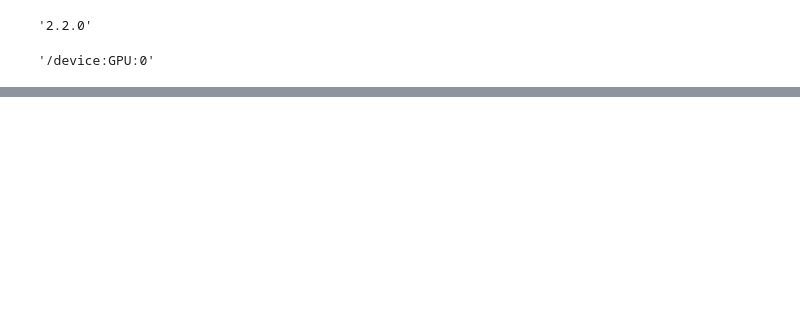
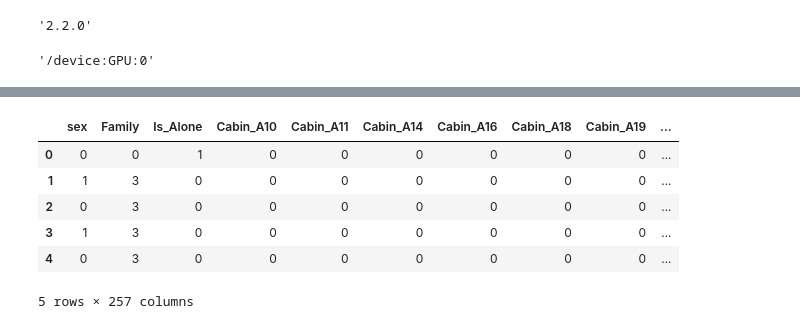
Before and after one commit to GA239/DS_course, a Jupyter notebook: HW7/tsk1/TF1.ipynb, the cells around one changed output, grey strips where cells are left out. Cells and saved outputs as stored; diff of their text form; code cells hidden in the pictures; blank space fills up the shorter version.

```diff
--- a/HW7/tsk1/TF1.ipynb
+++ b/HW7/tsk1/TF1.ipynb
@@ -57,3 +81,3 @@ Index(['pclass', 'survived', 'name', 'sex', 'age', 'sibsp', 'parch', 'ticket',
 # %%
-df = pd.concat([df, pd.get_dummies(df.embarked, prefix='embarked')], axis=1)
 df = pd.concat([df, pd.get_dummies(df.survived, prefix='survived')], axis=1)
+df.drop(['survived'], axis=1, inplace=True)
@@ -72,0 +84,10 @@ Y = df[['survived_0',	'survived_1']]
+# %%
+df.head(5)
+# %% [output]
+|  | sex | Family | Is_Alone | Cabin_A10 | Cabin_A11 | Cabin_A14 | Cabin_A16 | Cabin_A18 | Cabin_A19 | ... |
+| 0 | 0 | 0 | 1 | 0 | 0 | 0 | 0 | 0 | 0 | ... |
+| 1 | 1 | 3 | 0 | 0 | 0 | 0 | 0 | 0 | 0 | ... |
+| 2 | 0 | 3 | 0 | 0 | 0 | 0 | 0 | 0 | 0 | ... |
+| 3 | 1 | 3 | 0 | 0 | 0 | 0 | 0 | 0 | 0 | ... |
+| 4 | 0 | 3 | 0 | 0 | 0 | 0 | 0 | 0 | 0 | ... |
+5 rows × 257 columns
```
Also changed, not shown: parts of 25 cells of this notebook.
